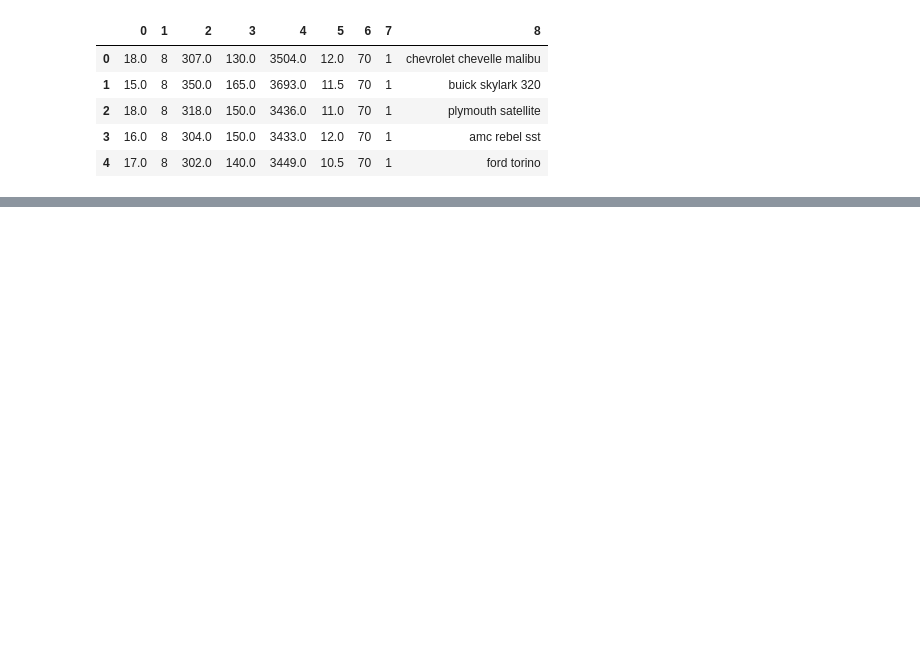
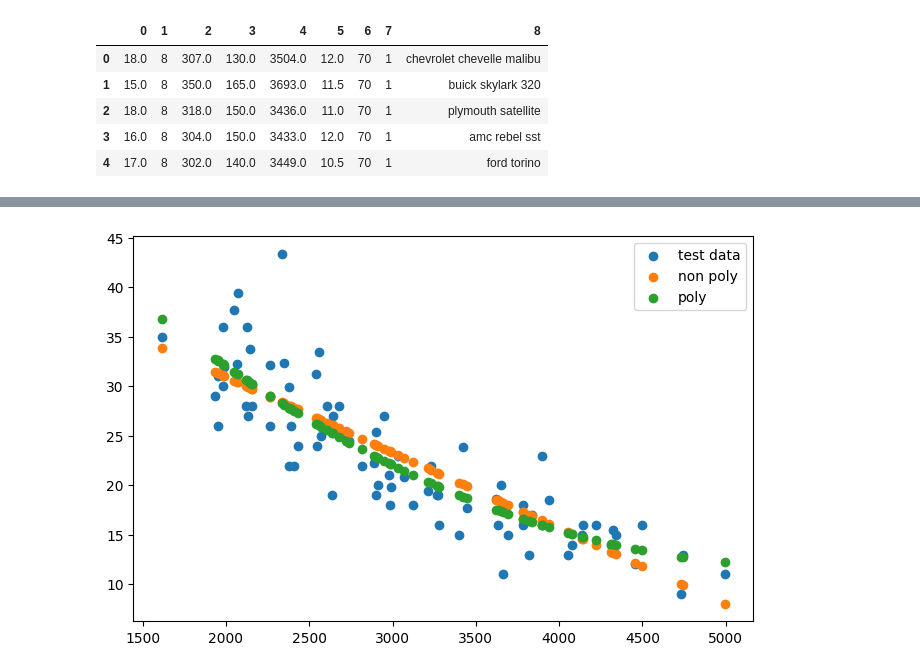
Before and after one commit to pia222sk20/python, a Jupyter notebook: pandas-data-analysis/part7/7.2.review.ipynb, the cells around one changed output, grey strips where cells are left out. Drawn from its saved outputs; the diff is of its cells as text; code cells hidden in the pictures; blank space fills up the shorter version.

```diff
--- a/pandas-data-analysis/part7/7.2.review.ipynb
+++ b/pandas-data-analysis/part7/7.2.review.ipynb
@@ -28,0 +45,6 @@ df.head()
+# %%
+# 데이터를 다항형태로 변형
+from sklearn.preprocessing import PolynomialFeatures
+poly = PolynomialFeatures(degree=2)
+x_poly_train = poly.fit_transform(x_train)
+x_poly_test = poly.transform(x_test)
@@ -28,0 +83,6 @@ df.head()
+# %%
+from sklearn.linear_model import LinearRegression
+lr = LinearRegression()
+lr.fit(x_poly_train,y_train)
+x_poly_train_predict = lr.predict(x_poly_test)
+lr.score(x_poly_test,y_test)
@@ -28,0 +110,12 @@ df.head()
+# %%
+# 시각화를 통해 비교
+import matplotlib.pyplot as plt
+
+plt.figure(figsize=(8,5))
+plt.scatter(x = x_test,y=y_test,label='test data')
+plt.scatter(x = x_test,y=x_test_predict,label='non poly')
+plt.scatter(x = x_test,y=x_poly_train_predict,label='poly')
+plt.legend()
+plt.show()
+# %% [output]
+[figure, added]
```
Also changed, not shown: parts of 8 cells of this notebook.
